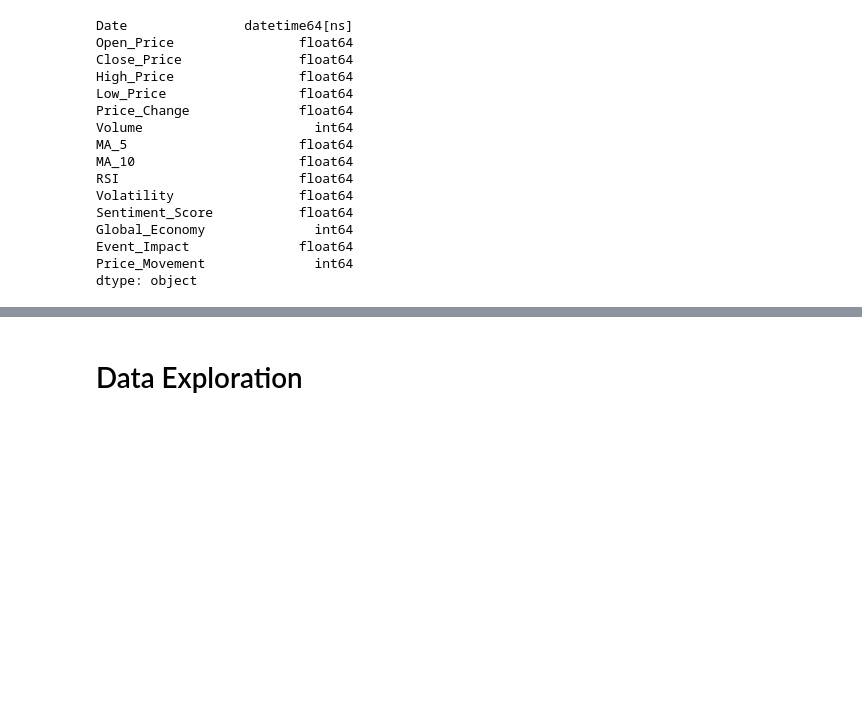
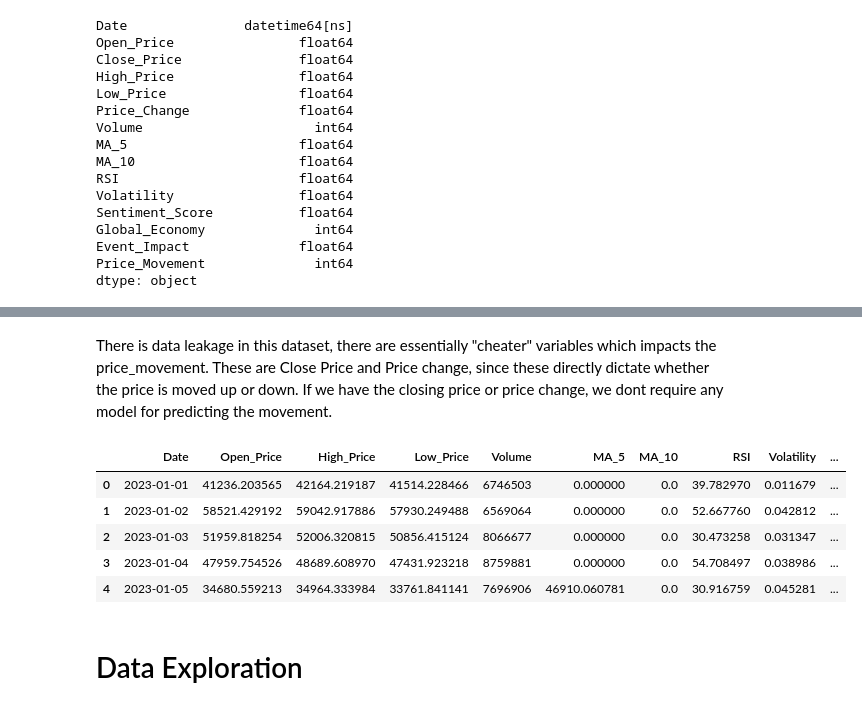
Before and after one commit to kunthshah21/Crypto-Price-Movement-Prediction, a Jupyter notebook: eda_and_preProcessing.ipynb, the cells around one changed output, grey strips where cells are left out. Cells and saved outputs as stored; diff of their text form; code cells hidden in the pictures; blank space fills up the shorter version.

Commit message:
updated models and project updated

```diff
--- a/prediction.ipynb
+++ b/eda_and_preProcessing.ipynb
@@ -91,3 +114,15 @@ dtype: object
+# %% [markdown]
+There is data leakage in this dataset, there are essentially "cheater" variables which impacts the price_movement. These are Close Price and Price change, since these directly dictate whether the price is moved up or down. If we have the closing price or price change, we dont require any model for predicting the movement.
+# %%
+df.drop(['Price_Change', 'Close_Price'], axis=1, inplace=True)
+df.head()
+# %% [output]
+|  | Date | Open_Price | High_Price | Low_Price | Volume | MA_5 | MA_10 | RSI | Volatility | ... |
+| 0 | 2023-01-01 | 41236.203565 | 42164.219187 | 41514.228466 | 6746503 | 0.000000 | 0.0 | 39.782970 | 0.011679 | ... |
+| 1 | 2023-01-02 | 58521.429192 | 59042.917886 | 57930.249488 | 6569064 | 0.000000 | 0.0 | 52.667760 | 0.042812 | ... |
+| 2 | 2023-01-03 | 51959.818254 | 52006.320815 | 50856.415124 | 8066677 | 0.000000 | 0.0 | 30.473258 | 0.031347 | ... |
+| 3 | 2023-01-04 | 47959.754526 | 48689.608970 | 47431.923218 | 8759881 | 0.000000 | 0.0 | 54.708497 | 0.038986 | ... |
+| 4 | 2023-01-05 | 34680.559213 | 34964.333984 | 33761.841141 | 7696906 | 46910.060781 | 0.0 | 30.916759 | 0.045281 | ... |
 # %% [markdown]
 # Data Exploration
 # %% [markdown]
```
Also changed, not shown: parts of 20 cells of this notebook, 10 other files.
